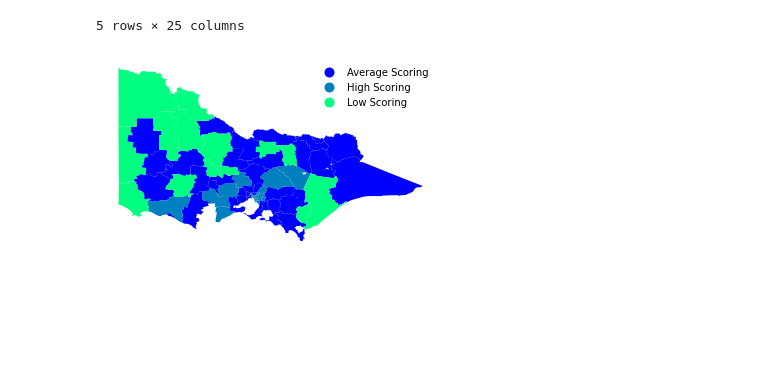
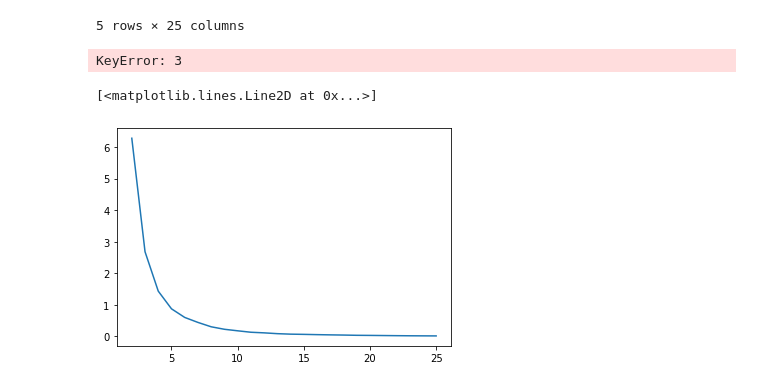
Before and after one commit to owowouwu/Youth-DS-Project, a Jupyter notebook: analysis2.ipynb, the cells around one changed output. Saved outputs shown, nothing was run; the diff lists cells and outputs as text; code cells hidden in the pictures; blank space fills up the shorter version.

```diff
--- a/analysis2.ipynb
+++ b/analysis2.ipynb
@@ -385,10 +385,21 @@ clusters = kmeans.fit(np.array(plottingLGA['overallZ']).reshape(-1,1)).labels_
 clusterdict = {1: "Low Scoring", 0: "Average Scoring", 2: "High Scoring"}
 clusterLabeled = [clusterdict[i] for i in clusters]
 plottingLGA['clusters'] = clusterLabeled
-plottingLGA.plot(column = 'clusters',categorical=True,legend=True,cmap='winter', legend_kwds={'frameon': False})
+plottingLGA.plot(column = 'clusters',categorical=True,legend=True,cmap='viridis', legend_kwds={'frameon': False})
 # removes tick marks
 plt.xticks([])
 plt.yticks([])
 plt.box(False)
 # %% [output]
-[figure, removed]
+KeyError: 3
+# %%
+ssd = []
+for i in range(2, 26):
+    km = KMeans(n_clusters=i)
+    km.fit_predict(np.array(plottingLGA['overallZ']).reshape(-1,1))
+    ssd.append(km.inertia_)
+
+plt.plot(range(2,26), ssd)
+# %% [output]
+[<matplotlib.lines.Line2D at 0x...>]
+[figure, added]
```
Also changed, not shown: parts of 4 cells of this notebook, 5 other files.
